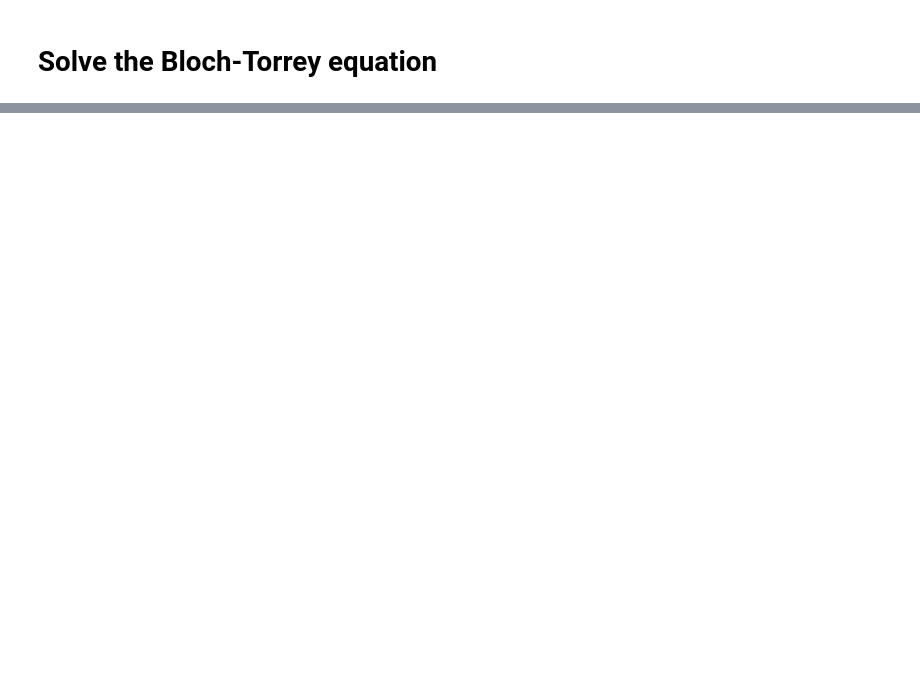
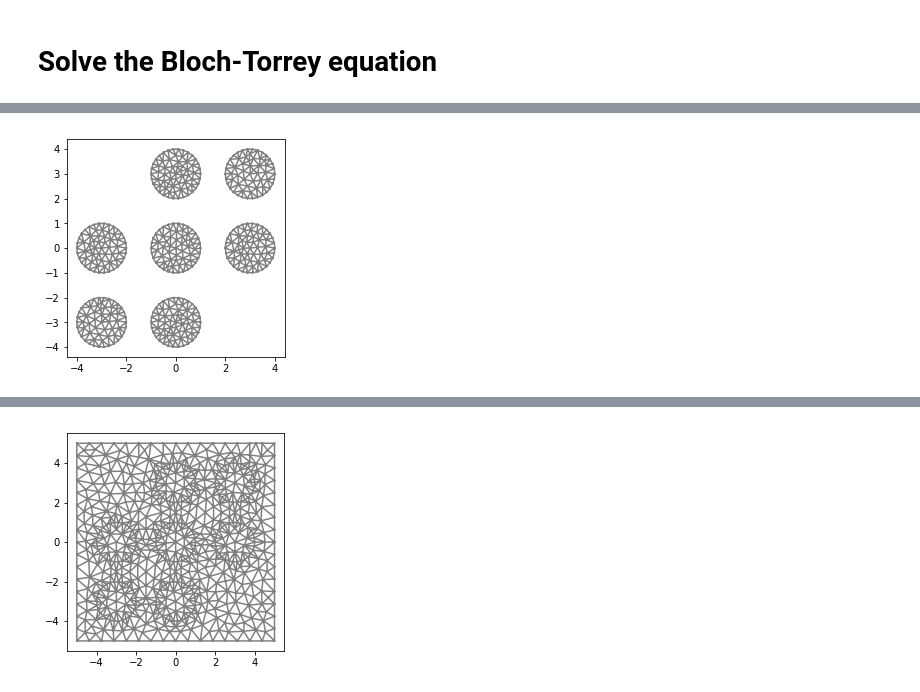
Before and after one commit to van-dang/DMRI-FEM-Cloud, a Jupyter notebook: PeriodicDomains.ipynb, the cells around one changed output, grey strips where cells are left out. Saved outputs shown, nothing was run; the diff lists cells and outputs as text; code cells hidden in the pictures; blank space fills up the shorter version.

```diff
--- a/PeriodicDomains.ipynb
+++ b/PeriodicDomains.ipynb
@@ -341,0 +275,78 @@ t: 18000.00  T: 20000.00 dt: 200.0 qvalue: 3.872983e-05 Completed 89.11%
+# %%
+rectangle = Rectangle(Point(-5., -5.), Point(5., 5.))
+centers=[(0,0), (0,3), (3,0), (3,3), (0,-3), (-3,0), (-3,-3)]
+submesh_list=[];
+domain = rectangle
+for i in range(0, len(centers)):
+  circle = Circle(Point(centers[i][0],centers[i][1]), 1, segments=30)
+  rectangle.set_subdomain(i+1, circle)
+  rectangle = rectangle - circle
+  circle_mesh = generate_mesh(circle, 5)
+  submesh_list.append(circle_mesh)
+
+plt.figure()
+for i in range(0, len(submesh_list)):
+    plot(submesh_list[i])
+
+domain.set_subdomain(5, rectangle)
+mesh = generate_mesh(domain, 15) # 15 is the resolution
+plt.figure(); plot(mesh)
+
+mymesh = mesh
+
+def Create_phase_func(mymesh, evengroup, oddgroup, partition_marker):
+    V_DG = FunctionSpace(mymesh, 'DG', 0)
+    dofmap_DG = V_DG.dofmap()
+    phase = Function(V_DG)
+    partion_list = [0];
+    global_group_marker = [-1]*(len(evengroup)+len(oddgroup));
+    if not(partition_marker==None): # partition_marker is given
+        for cell in cells(mymesh):
+            cmk = partition_marker[cell.index()]
+            partion_list.append(cmk)
+            phase.vector()[dofmap_DG.cell_dofs(cell.index())] = cmk % 2
+        return phase, partion_list
+    else: # partition_marker is not given
+        partition_marker = MeshFunction("size_t", mymesh, mymesh.topology().dim())
+        print(len(evengroup), len(oddgroup))
+        if len(evengroup)==0:
+            phase.vector()[:] = 0
+        elif len(oddgroup)==0:
+            phase.vector()[:] = 1
+        elif (len(evengroup)+len(oddgroup)==0):
+            print("At least one of evengroup, oddgroup, partition_marker is not empty!")
+
+        for cell in cells(mymesh):
+            p = cell.midpoint();
+            for submesh_id in range(0, len(evengroup)):
+                is_inside = evengroup[submesh_id].bounding_box_tree().compute_first_entity_collision(p)<4294967295
+                if is_inside==True:
+                    cmk = submesh_id + 1;
+                    partition_marker[cell.index()] = cmk;
+                    global_group_marker[cmk-1] = cmk
+                    if (len(partion_list)==0 or not(cmk in partion_list)):
+                        partion_list.append(cmk)
+                    phase.vector()[dofmap_DG.cell_dofs(cell.index())] = 0;
+                    break;
+            for submesh_id in range(0, len(oddgroup)):
+                is_inside = oddgroup[submesh_id].bounding_box_tree().compute_first_entity_collision(p)<4294967295
+                if is_inside==True:
+                    cmk = submesh_id + 1 + len(evengroup)
+                    partition_marker[cell.index()] = cmk;
+                    global_group_marker[cmk-1] = cmk
+                    if (len(partion_list)==0 or not(cmk in partion_list)):
+                        partion_list.append(cmk)
+                    phase.vector()[dofmap_DG.cell_dofs(cell.index())] = 1;
+                    break;
+        return phase, partion_list, partition_marker
+
+evengroup = []
+oddgroup = []
+phase, partion_list, partition_marker = Create_phase_func(mymesh, evengroup, oddgroup, None)
+
+print(partion_list)
+plt.figure();
+plot(partition_marker);
+plt.figure();
+plot(phase);
+# %% [output]
@@ -341,0 +363 @@ t: 18000.00  T: 20000.00 dt: 200.0 qvalue: 3.872983e-05 Completed 89.11%
+[figure, added]
@@ -341,0 +368 @@ t: 18000.00  T: 20000.00 dt: 200.0 qvalue: 3.872983e-05 Completed 89.11%
+[figure, added]
```
Also changed, not shown: parts of 4 cells of this notebook.
